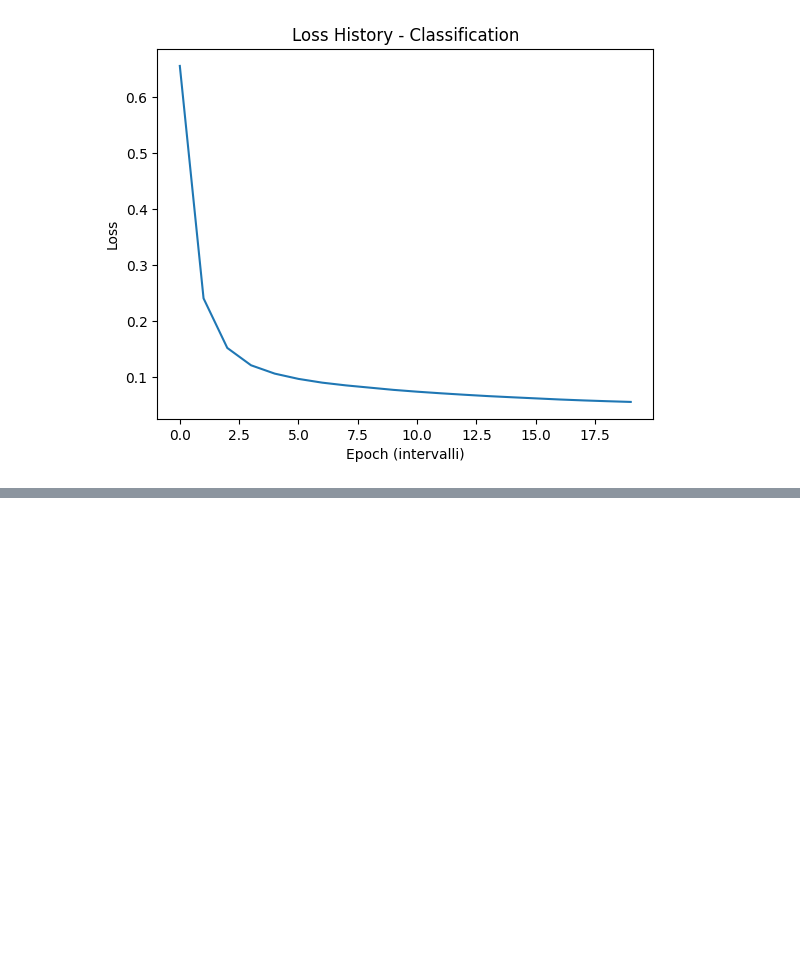
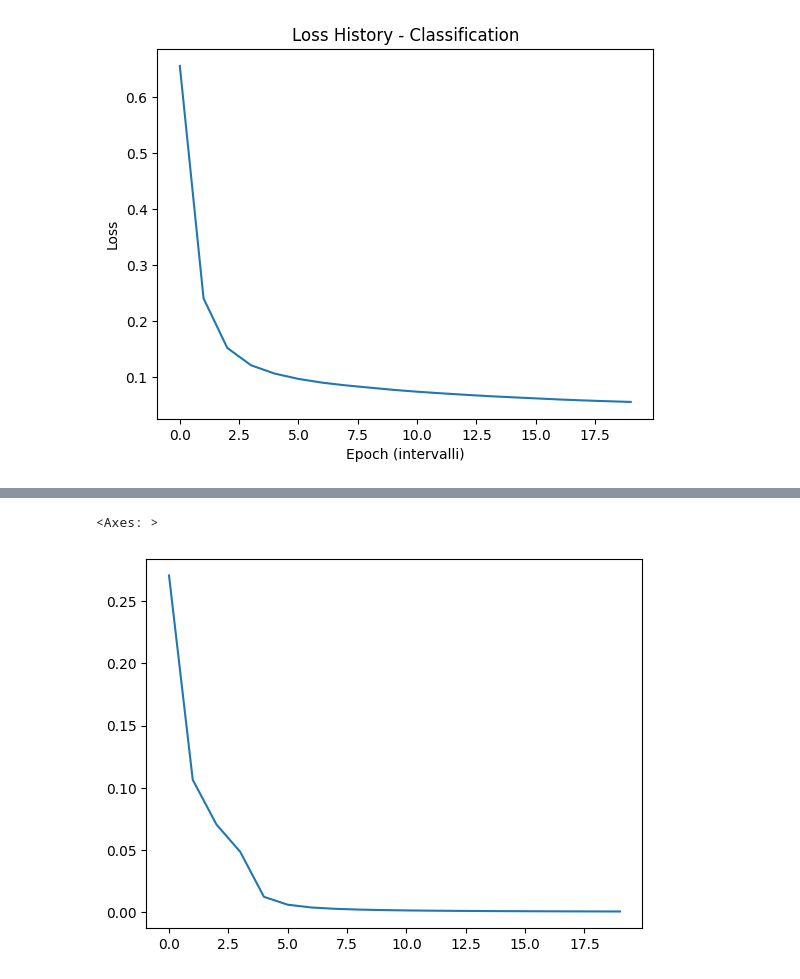
Before and after one commit to leonardocrociani/Neural-Network, a Jupyter notebook: src/main.ipynb, the cells around one changed output, grey strips where cells are left out. Saved outputs shown, nothing was run; the diff lists cells and outputs as text; code cells hidden in the pictures; blank space fills up the shorter version.

Commit message:
(exp) params for 100% accuracy on monk's 1

```diff
--- a/src/main.ipynb
+++ b/src/main.ipynb
@@ -2640,3 +2640,31 @@ Epoch 285, Loss: 0.0561
 
 Neural Network Classification Accuracy: 0.9825
 [figure]
+# %%
+from lib.data_loader import get_monks_dataset
+
+X_train, y_train, X_test, y_test = get_monks_dataset(1, one_hot_encode=True)
+input_size = X_train.shape[1]
+output_size = y_train.shape[1]
+layers = [input_size, 4, output_size]
+
+activation_funcs = ["relu",  "sigmoid"]
+
+nn_clf = NeuralNetwork(
+    layers=layers,
+    learning_rate=0.5,
+    lambda_reg=0,
+    reg_type="l2",
+    loss_function_name="mse",
+    activation_function_names=activation_funcs,
+    task="classification"  # Importante: specifica che si tratta di un task di classificazione
+)
+
+print("Training della rete neurale per classificazione...")
+loss_history = nn_clf.train(X_train, y_train, epochs=1000, batch_size=32, verbose=True)
+
+accuracy = nn_clf.evaluate(X_test, y_test)
+print(f"\nNeural Network Classification Accuracy: {accuracy:.4f}")
+
+pd.Series(loss_history).plot()
+# %% [output]
@@ -2642,0 +2688,2 @@ Neural Network Classification Accuracy: 0.9825
+<Axes: >
+[figure, added]
```
Also changed, not shown: parts of 2 cells of this notebook.
